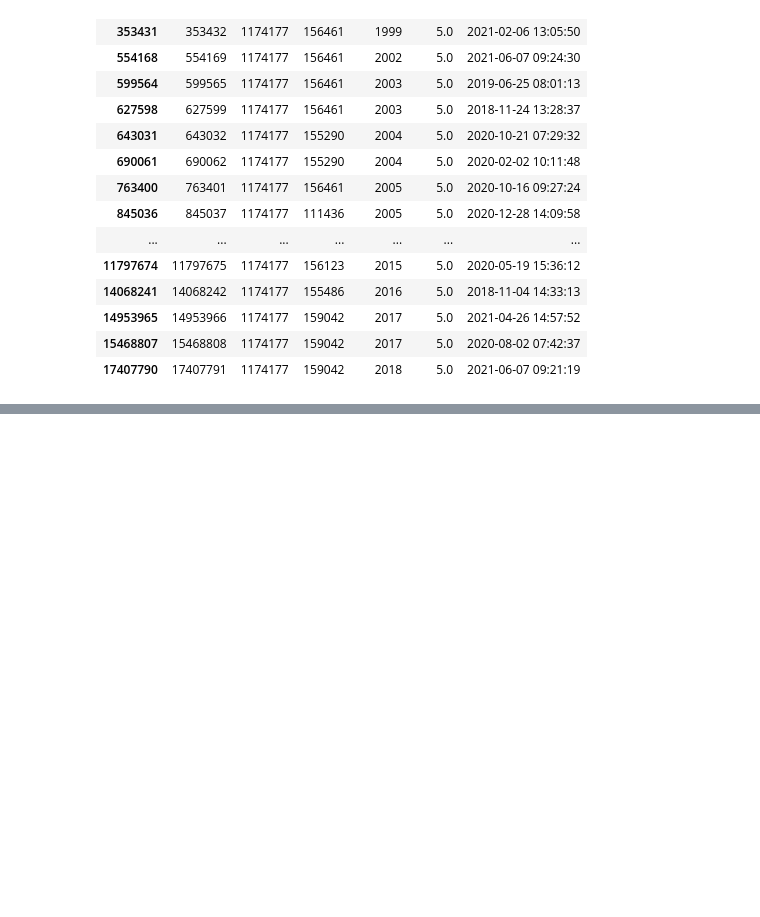
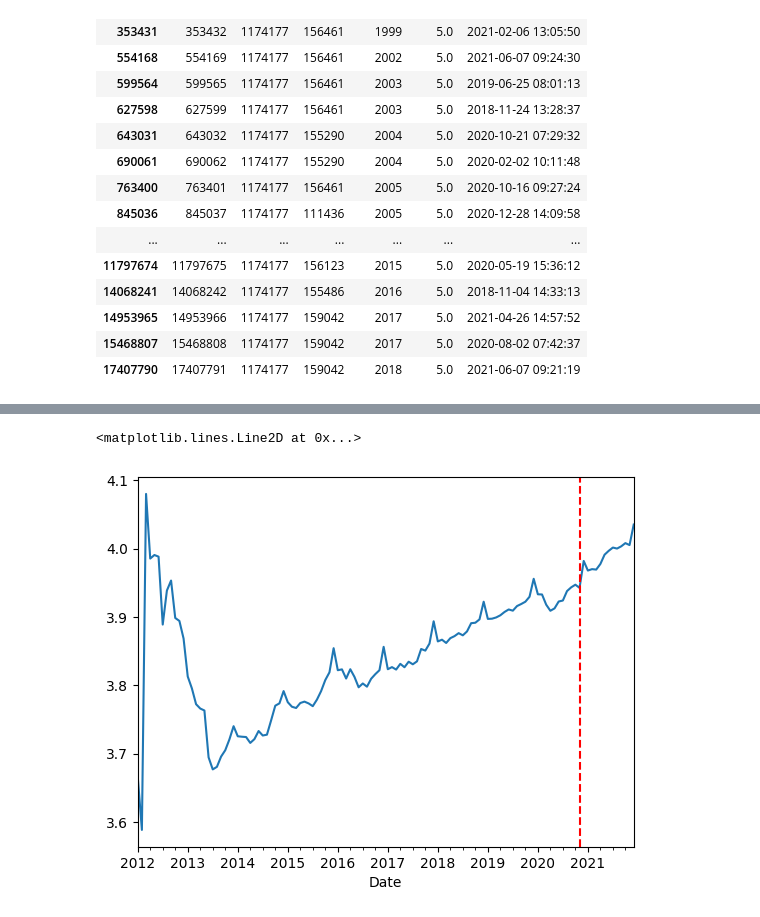
Before and after one commit to vincelemke99/Web-Mining, a Jupyter notebook: EDA/EDA.ipynb, the cells around one changed output, grey strips where cells are left out. Cells and saved outputs as stored; diff of their text form; code cells hidden in the pictures; blank space fills up the shorter version.

```diff
--- a/EDA/EDA.ipynb
+++ b/EDA/EDA.ipynb
@@ -7,7 +7,9 @@ from ydata_profiling import ProfileReport
 Upgrade to ydata-sdk
 Improve your data and profiling with ydata-sdk, featuring data quality scoring, redundancy detection, outlier identification, text validation, and synthetic data generation.
 # %%
-df_reviews = pd.read_csv(r"../All-XWines_Full_100K_wines_21M_ratings/XWines_Full_21M_ratings.csv")
+df_reviews = pd.read_csv(r"../../All-XWines_Full_100K_wines_21M_ratings/XWines_Full_21M_ratings.csv")
+df_train = pd.read_csv(r"../../trainset.csv")
+df_warm_warm = pd.read_csv(r"../../testset_warm_user_warm_item.csv")
 # %%
 # replace N.V. non-vintage with 0 to make it a categorical int
 df_reviews["Vintage"] = df_reviews["Vintage"].replace("N.V.", 0)
@@ -137,0 +144,4 @@ df_reviews.loc[df_reviews.UserID==1174177]
+# %%
+df_reviews["Date"] = pd.to_datetime(df_reviews["Date"])
+df_reviews["Year"] = df_reviews["Date"].dt.year
+df_reviews["Month"] = df_reviews["Date"].dt.month
@@ -137,0 +177,8 @@ df_reviews.loc[df_reviews.UserID==1174177]
+# %%
+month_average = df_reviews.groupby(pd.Grouper(key='Date', axis=0, freq='M'))["Rating"].mean()
+# %%
+month_average.plot.line()
+plt.axvline(x="2020-11-13", color='r', linestyle="--", label="Start test segments")
+# %% [output]
+<matplotlib.lines.Line2D at 0x...>
+[figure, added]
```
Also changed, not shown: parts of 8 cells of this notebook, 1 other file.
